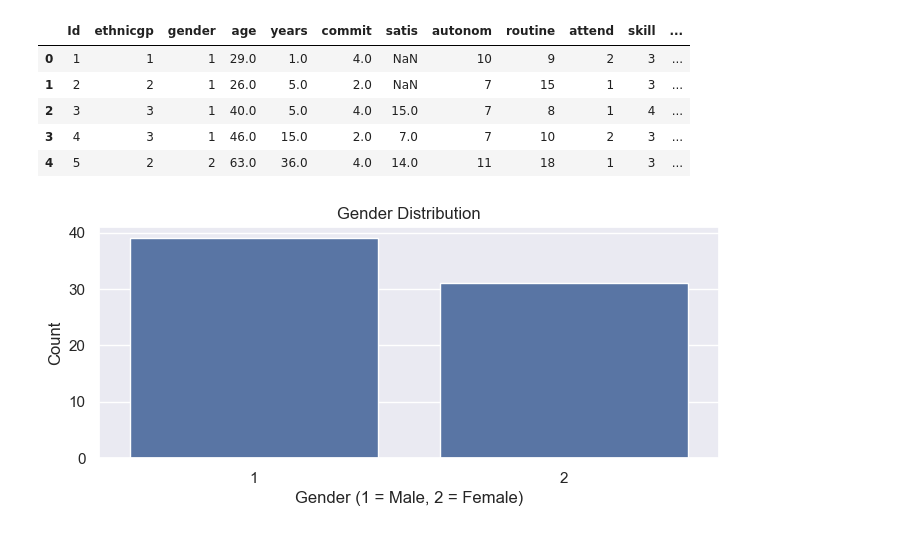
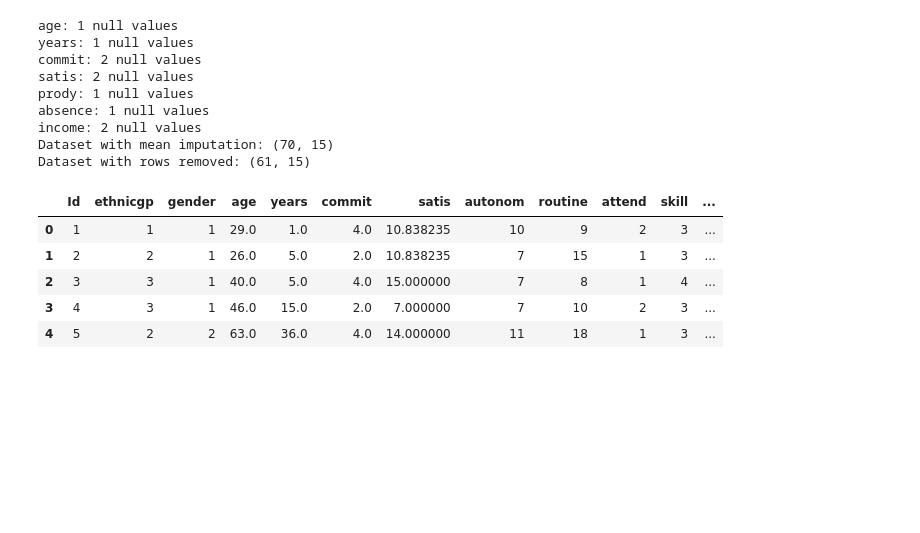
Before and after one commit to sirajwahaj/statisticsLab, a Jupyter notebook: assignment.ipynb, the cells around one changed output. Cells and saved outputs as stored; diff of their text form; code cells hidden in the pictures; blank space fills up the shorter version.

```diff
--- a/assignment.ipynb
+++ b/assignment.ipynb
@@ -6,16 +14,61 @@ import numpy as np
 sns.set()
-# %%
-data_set = pd.read_csv("Data_source.csv", sep=";" , decimal=',', na_values='')
-data_set.columns = ['Id','ethnicgp', 'gender', 'age', 'years', 'commit',
-'satis', 'autonom', 'routine', 'attend', 'skill', 'prody', 'qual', 'absence', 'income']
-data_set.head()
-# %% [output]
-|  | Id | ethnicgp | gender | age | years | commit | satis | autonom | routine | attend | skill | ... |
-| 0 | 1 | 1 | 1 | 29.0 | 1.0 | 4.0 | NaN | 10 | 9 | 2 | 3 | ... |
-| 1 | 2 | 2 | 1 | 26.0 | 5.0 | 2.0 | NaN | 7 | 15 | 1 | 3 | ... |
-| 2 | 3 | 3 | 1 | 40.0 | 5.0 | 4.0 | 15.0 | 7 | 8 | 1 | 4 | ... |
-| 3 | 4 | 3 | 1 | 46.0 | 15.0 | 2.0 | 7.0 | 7 | 10 | 2 | 3 | ... |
-| 4 | 5 | 2 | 2 | 63.0 | 36.0 | 4.0 | 14.0 | 11 | 18 | 1 | 3 | ... |
+# %%
+data_set = pd.read_csv('Data_source.csv', delimiter=';')
+#data_set = pd.read_csv("Data_source.csv", sep=";" , decimal=',', na_values='')
+data_set.columns = ['Id','ethnicgp', 'gender', 'age', 'years', 'commit',
+'satis', 'autonom', 'routine', 'attend', 'skill', 'prody', 'qual', 'absence', 'income']
+
+
+
+#clean dataset
+null_values = data_set.isnull().sum()
+
+# Filter and display only the columns with at least one null value
+columns_with_null = null_values[null_values > 0]
+
+for column, null_count in columns_with_null.items():
+    print(f"{column}: {null_count} null values")
+
+# Convert 'income' from string with commas to float
+data_set['income'] = data_set['income'].str.replace(',', '.').astype(float)
+
+# Replace empty strings with NaN for proper handling of missing values
+data_set.replace('', pd.NA, inplace=True)
+
+# Create dataset with missing values replaced by the mean
+data_set_with_mean = data_set.copy()
+for column in data_set_with_mean.columns:
+    if data_set_with_mean[column].isnull().sum() > 0:  # Only fill columns with null values
+        data_set_with_mean[column] = data_set_with_mean[column].fillna(data_set_with_mean[column].mean())
+
+
+# Save the datasets
+data_set_with_mean.to_csv('data_set_with_mean.csv', index=False)
+
+# Display the shape of the new datasets
+print(f"Dataset with mean imputation: {data_set_with_mean.shape}")
+
+data_cleaned = data_set.dropna()
+print(f"Dataset with rows removed: {data_cleaned.shape}")
+
+
+data_set_with_mean.head()
+# %% [output]
+age: 1 null values
+years: 1 null values
+commit: 2 null values
+satis: 2 null values
+prody: 1 null values
+absence: 1 null values
+income: 2 null values
+Dataset with mean imputation: (70, 15)
+Dataset with rows removed: (61, 15)
+|  | Id | ethnicgp | gender | age | years | commit | satis | autonom | routine | attend | skill | ... |
+| 0 | 1 | 1 | 1 | 29.0 | 1.0 | 4.0 | 10.838235 | 10 | 9 | 2 | 3 | ... |
+| 1 | 2 | 2 | 1 | 26.0 | 5.0 | 2.0 | 10.838235 | 7 | 15 | 1 | 3 | ... |
+| 2 | 3 | 3 | 1 | 40.0 | 5.0 | 4.0 | 15.000000 | 7 | 8 | 1 | 4 | ... |
+| 3 | 4 | 3 | 1 | 46.0 | 15.0 | 2.0 | 7.000000 | 7 | 10 | 2 | 3 | ... |
+| 4 | 5 | 2 | 2 | 63.0 | 36.0 | 4.0 | 14.000000 | 11 | 18 | 1 | 3 | ... |
 # %%
 plt.figure(figsize=(8,3))
 sns.countplot(x='gender', data= data_set)
@@ -23,8 +76,6 @@ plt.title('Gender Distribution')
 plt.xlabel('Gender (1 = Male, 2 = Female)')
 plt.ylabel('Count')
 plt.show()
-# %% [output]
-[figure, removed]
 # %%
 ethnic_counts = data_set['ethnicgp'].value_counts()
 ethnic_labels = ['White', 'Asian', 'West Indian', 'African']
```
Also changed, not shown: parts of 13 cells of this notebook, 3 other files.
